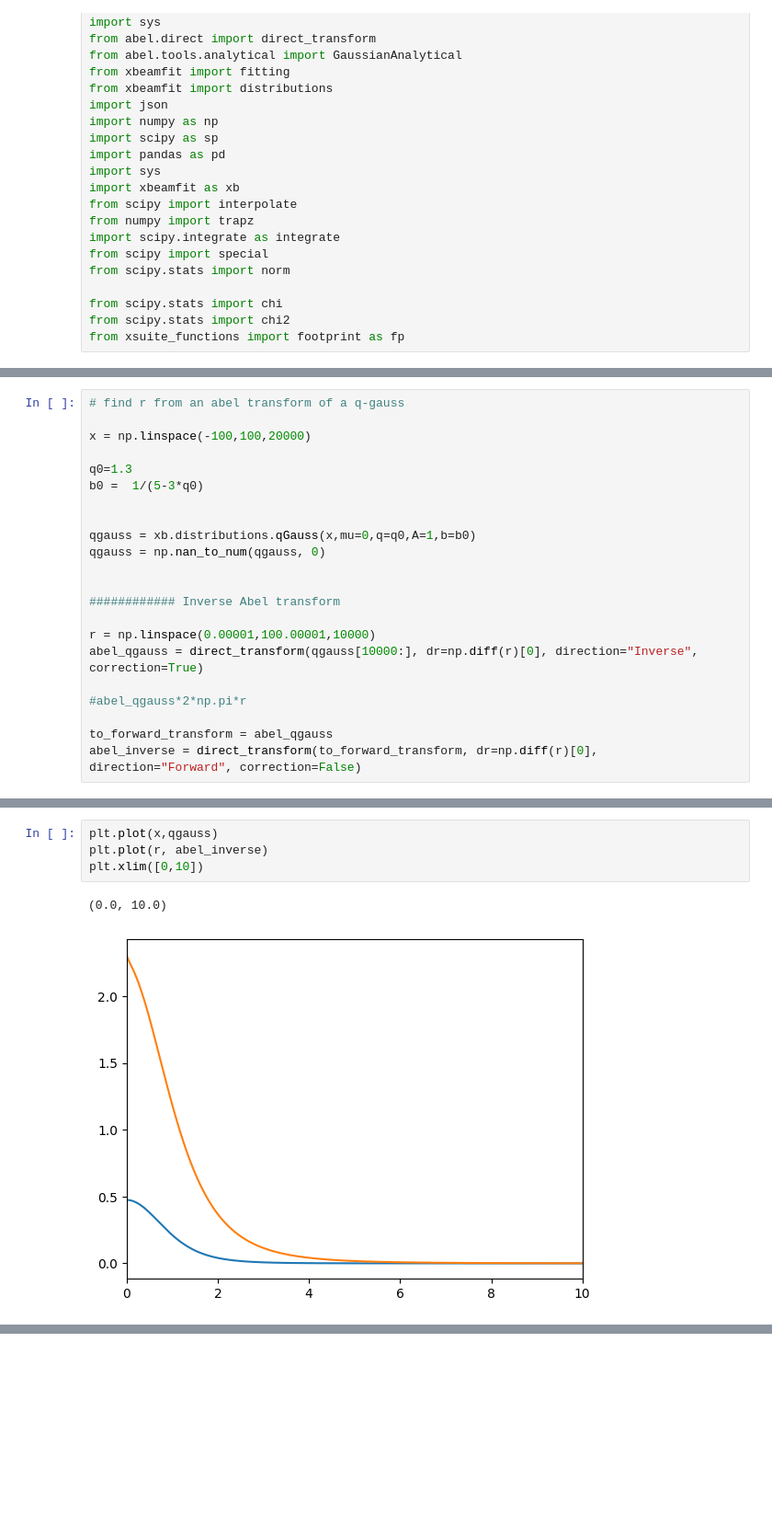
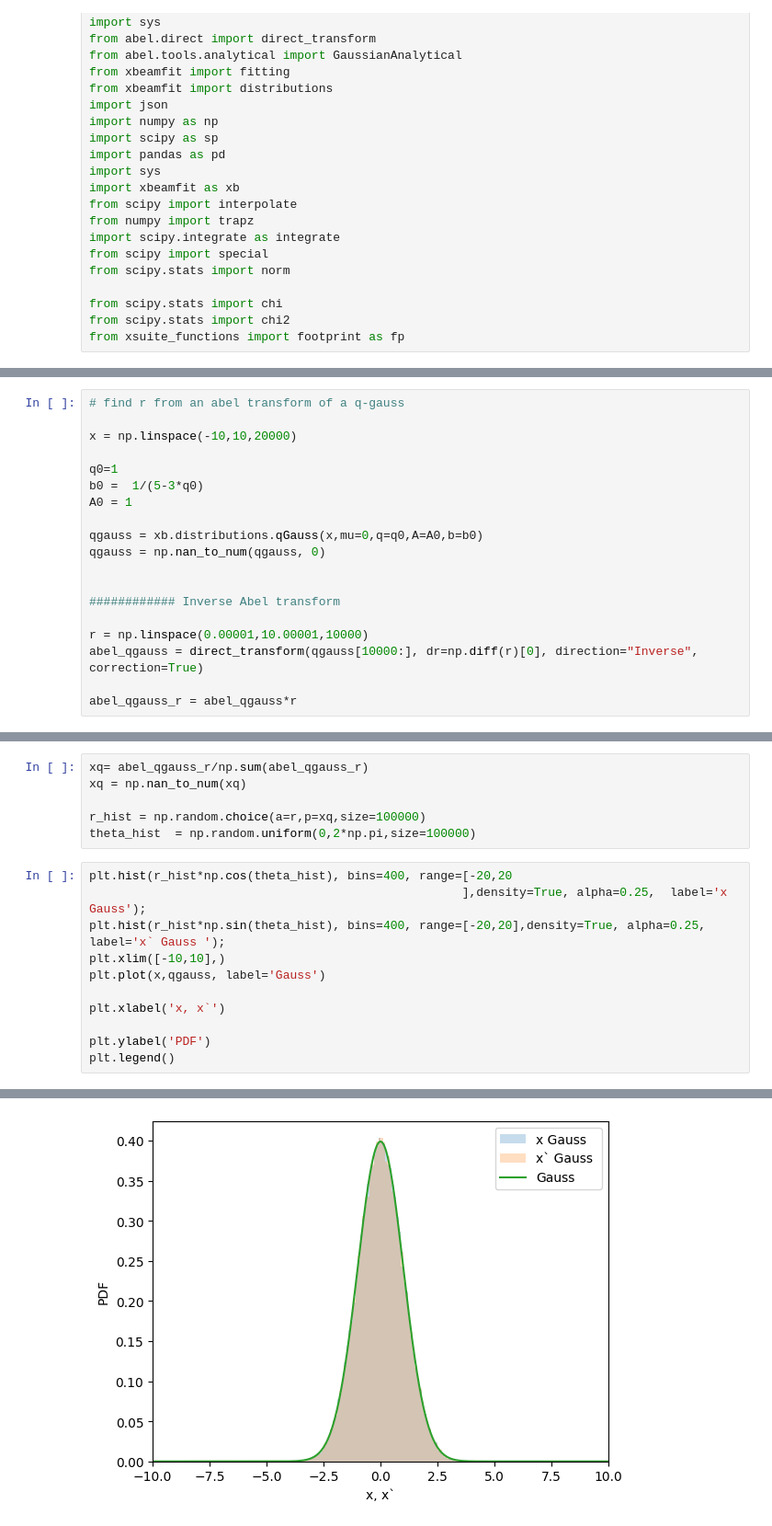
Before and after one commit to ElleanorLamb/xsuite_functions, a Jupyter notebook: Examples/sanity_checks.ipynb, the cells around one changed output, grey strips where cells are left out. Shown at 92% size. Cells and saved outputs as stored; diff of their text form; blank space fills up the shorter version.

```diff
--- a/Examples/sanity_checks.ipynb
+++ b/Examples/sanity_checks.ipynb
@@ -39,25 +28,22 @@ A0 = 1
 # %%
 # find r from an abel transform of a q-gauss
 
-x = np.linspace(-100,100,20000)
+x = np.linspace(-10,10,20000)
 
-q0=1.3
+q0=1
 b0 =  1/(5-3*q0)
+A0 = 1
 
-
-qgauss = xb.distributions.qGauss(x,mu=0,q=q0,A=1,b=b0)
+qgauss = xb.distributions.qGauss(x,mu=0,q=q0,A=A0,b=b0)
 qgauss = np.nan_to_num(qgauss, 0)
 
 
 ############ Inverse Abel transform
 
-r = np.linspace(0.00001,100.00001,10000)
+r = np.linspace(0.00001,10.00001,10000)
 abel_qgauss = direct_transform(qgauss[10000:], dr=np.diff(r)[0], direction="Inverse", correction=True)
 
-#abel_qgauss*2*np.pi*r
-
-to_forward_transform = abel_qgauss
-abel_inverse = direct_transform(to_forward_transform, dr=np.diff(r)[0], direction="Forward", correction=False)
+abel_qgauss_r = abel_qgauss*r
 # %% [output]
 Warning: Cython extensions were not built,                     the C backend is not available!
 Falling back to a pure Python backend...
@@ -66,7 +50,18 @@ Falling back to a pure Python backend...
 # %%
-plt.plot(x,qgauss)
-plt.plot(r, abel_inverse)
-plt.xlim([0,10])
+xq= abel_qgauss_r/np.sum(abel_qgauss_r)
+xq = np.nan_to_num(xq)
+
+r_hist = np.random.choice(a=r,p=xq,size=100000)
+theta_hist  = np.random.uniform(0,2*np.pi,size=100000)
-# %% [output]
-(0.0, 10.0)
-[figure, removed]
+# %%
+plt.hist(r_hist*np.cos(theta_hist), bins=400, range=[-20,20
+                                                    ],density=True, alpha=0.25,  label='x Gauss');
+plt.hist(r_hist*np.sin(theta_hist), bins=400, range=[-20,20],density=True, alpha=0.25, label='x` Gauss ');
+plt.xlim([-10,10],)
+plt.plot(x,qgauss, label='Gauss')
+
+plt.xlabel('x, x`')
+
+plt.ylabel('PDF')
+plt.legend()
+# %% [output]
@@ -72,0 +69 @@ plt.xlim([0,10])
+[figure, added]
```
Also changed, not shown: parts of 5 cells of this notebook.
